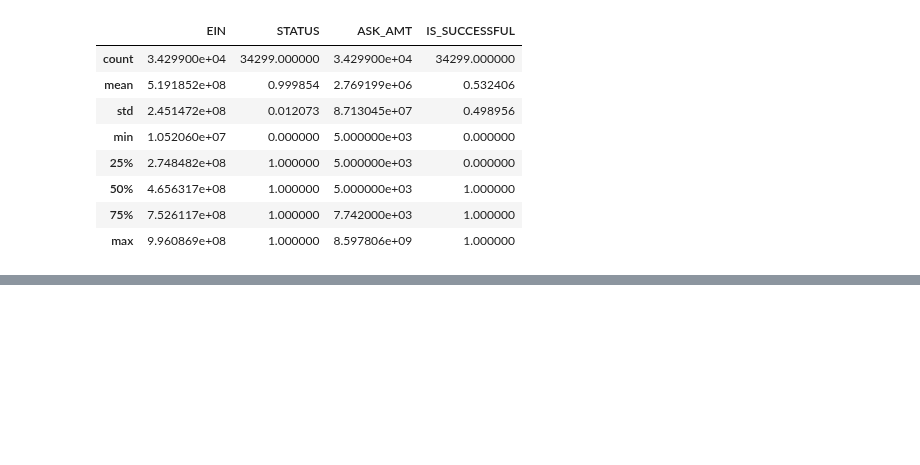
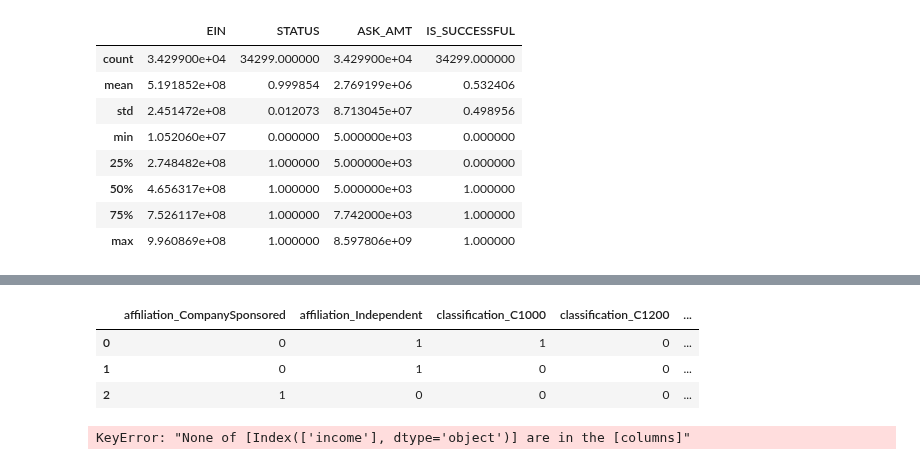
Before and after one commit to tri-bui/sandbox-ml, a Jupyter notebook: charity-risk/risk-assessment.ipynb, the cells around one changed output, grey strips where cells are left out. Cells and saved outputs as stored; diff of their text form; code cells hidden in the pictures; blank space fills up the shorter version.

```diff
--- a/charity-risk/risk-assessment.ipynb
+++ b/charity-risk/risk-assessment.ipynb
@@ -92,0 +245,20 @@ plt.show()
+# %%
+# One-hot encoding
+ohe = OneHotEncoder(drop='first', sparse=False)
+df_ohe = pd.DataFrame(ohe.fit_transform(df[cols_to_encode]),
+                      columns=ohe.get_feature_names(cols_to_encode)).astype(int)
+df_ohe.head(3)
+# %% [output]
+|  | affiliation_CompanySponsored | affiliation_Independent | classification_C1000 | classification_C1200 | ... |
+| 0 | 0 | 1 | 1 | 0 | ... |
+| 1 | 0 | 1 | 0 | 0 | ... |
+| 2 | 1 | 0 | 0 | 0 | ... |
+# %%
+# One-hot encoding for `income`
+df = pd.get_dummies(df, columns=['income'])
+
+# Merge data
+df_merged = df.merge(df_ohe, left_index=True, right_index=True)
+df_merged.head()
+# %% [output]
+KeyError: "None of [Index(['income'], dtype='object')] are in the [columns]"
```
Also changed, not shown: parts of 15 cells of this notebook.
